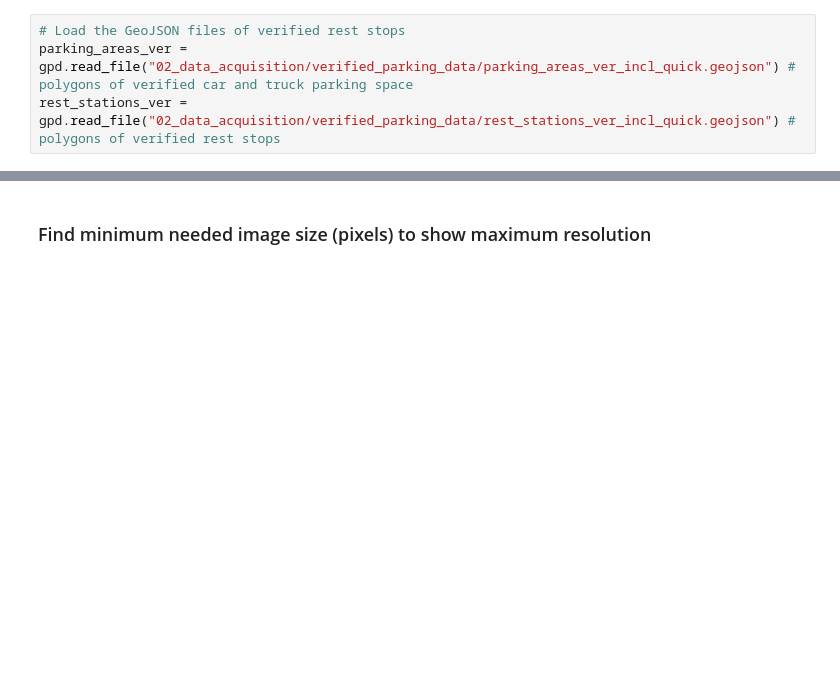
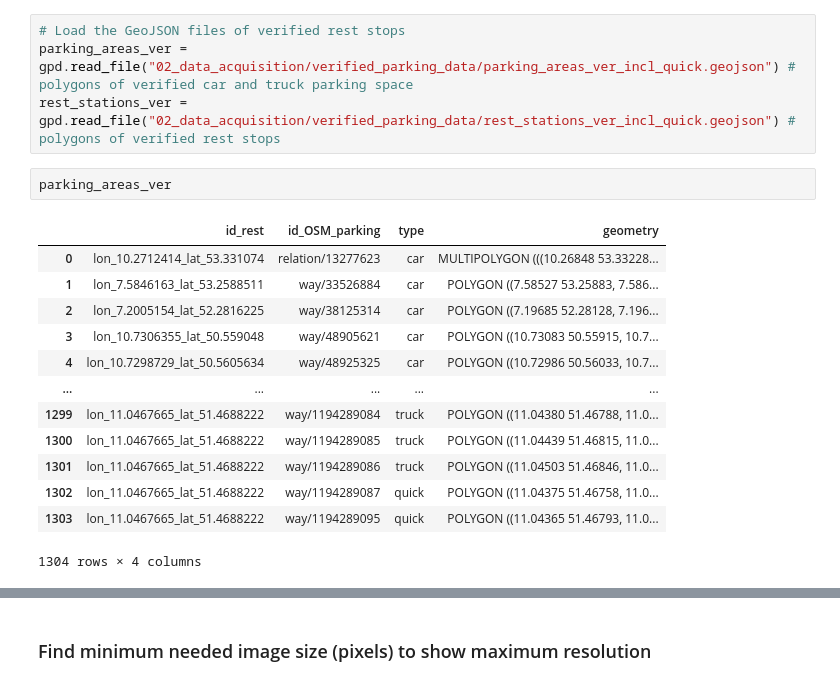
Before and after one commit to benedikt-korbach/remote-sensing-of-parking-areas, a Jupyter notebook: 02_data_acquisition/02c_download_annotate_images.ipynb, the cells around one changed output, grey strips where cells are left out. Cells and saved outputs as stored; diff of their text form; blank space fills up the shorter version.

```diff
--- a/02_data_acquisition/02c_download_annotate_images.ipynb
+++ b/02_data_acquisition/02c_download_annotate_images.ipynb
@@ -210,3 +214,19 @@ Shape of rest_stations_wrong: (210, 4)
 # Load the GeoJSON files of verified rest stops
 parking_areas_ver = gpd.read_file("02_data_acquisition/verified_parking_data/parking_areas_ver_incl_quick.geojson") # polygons of verified car and truck parking space
 rest_stations_ver = gpd.read_file("02_data_acquisition/verified_parking_data/rest_stations_ver_incl_quick.geojson") # polygons of verified rest stops
+# %%
+parking_areas_ver
+# %% [output]
+|  | id_rest | id_OSM_parking | type | geometry |
+| 0 | lon_10.2712414_lat_53.331074 | relation/13277623 | car | MULTIPOLYGON (((10.26848 53.33228... |
+| 1 | lon_7.5846163_lat_53.2588511 | way/33526884 | car | POLYGON ((7.58527 53.25883, 7.586... |
+| 2 | lon_7.2005154_lat_52.2816225 | way/38125314 | car | POLYGON ((7.19685 52.28128, 7.196... |
+| 3 | lon_10.7306355_lat_50.559048 | way/48905621 | car | POLYGON ((10.73083 50.55915, 10.7... |
+| 4 | lon_10.7298729_lat_50.5605634 | way/48925325 | car | POLYGON ((10.72986 50.56033, 10.7... |
+| ... | ... | ... | ... | ... |
+| 1299 | lon_11.0467665_lat_51.4688222 | way/1194289084 | truck | POLYGON ((11.04380 51.46788, 11.0... |
+| 1300 | lon_11.0467665_lat_51.4688222 | way/1194289085 | truck | POLYGON ((11.04439 51.46815, 11.0... |
+| 1301 | lon_11.0467665_lat_51.4688222 | way/1194289086 | truck | POLYGON ((11.04503 51.46846, 11.0... |
+| 1302 | lon_11.0467665_lat_51.4688222 | way/1194289087 | quick | POLYGON ((11.04375 51.46758, 11.0... |
+| 1303 | lon_11.0467665_lat_51.4688222 | way/1194289095 | quick | POLYGON ((11.04365 51.46793, 11.0... |
+1304 rows × 4 columns
```
Also changed, not shown: parts of 6 cells of this notebook, 11 other files.
